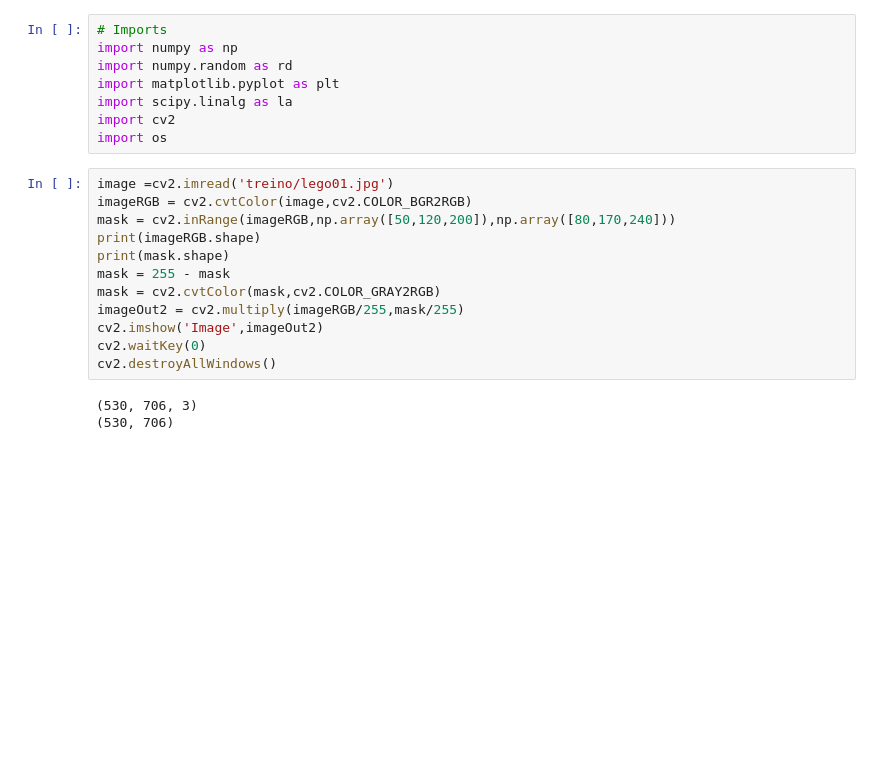
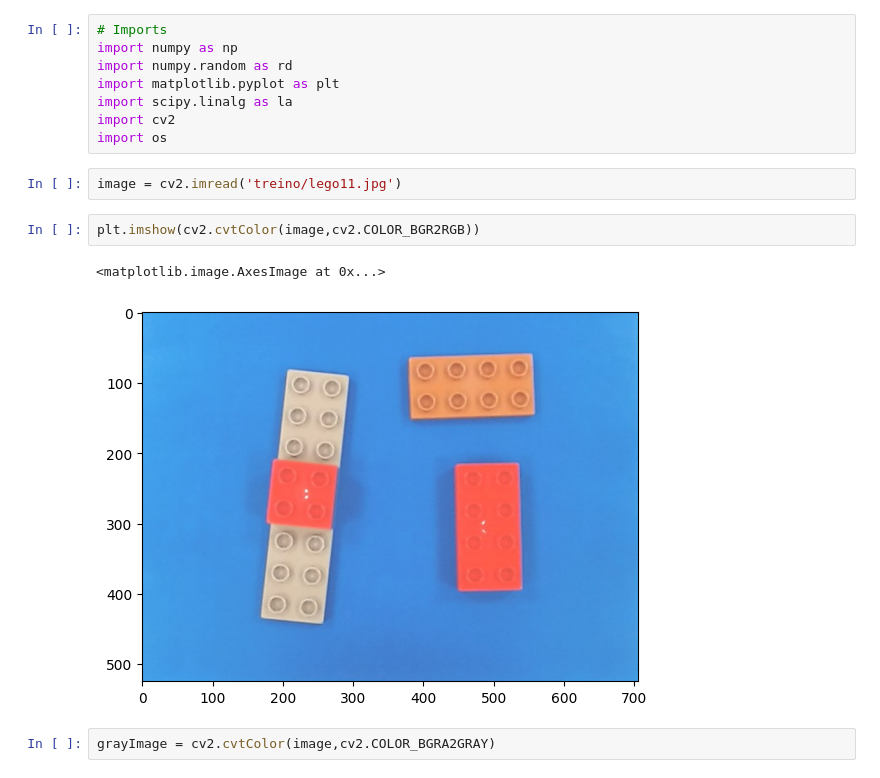
Before and after one commit to LPSD18/PIV, a Jupyter notebook: TP1/teste.ipynb, the cells around one changed output. Saved outputs shown, nothing was run; the diff lists cells and outputs as text; blank space fills up the shorter version.

```diff
--- a/TP1/teste.ipynb
+++ b/TP1/teste.ipynb
@@ -6,18 +6,12 @@ import matplotlib.pyplot as plt
 import scipy.linalg as la
 import cv2
 import os
-# %%
-image =cv2.imread('treino/lego01.jpg')
-imageRGB = cv2.cvtColor(image,cv2.COLOR_BGR2RGB)
-mask = cv2.inRange(imageRGB,np.array([50,120,200]),np.array([80,170,240]))
-print(imageRGB.shape)
-print(mask.shape)
-mask = 255 - mask
-mask = cv2.cvtColor(mask,cv2.COLOR_GRAY2RGB)
-imageOut2 = cv2.multiply(imageRGB/255,mask/255)
-cv2.imshow('Image',imageOut2)
-cv2.waitKey(0)
-cv2.destroyAllWindows()
-# %% [output]
-(530, 706, 3)
-(530, 706)
+# %%
+image = cv2.imread('treino/lego11.jpg')
+# %%
+plt.imshow(cv2.cvtColor(image,cv2.COLOR_BGR2RGB))
+# %% [output]
+<matplotlib.image.AxesImage at 0x...>
+[figure, added]
+# %%
+grayImage = cv2.cvtColor(image,cv2.COLOR_BGRA2GRAY)
```
Also changed, not shown: parts of 8 cells of this notebook, 2 other files.
